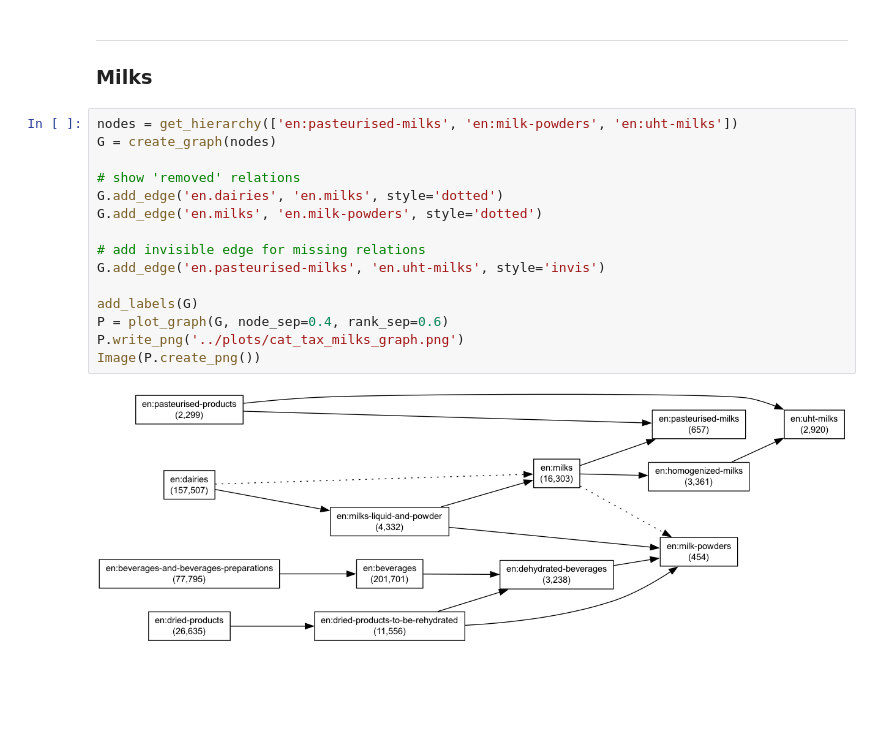
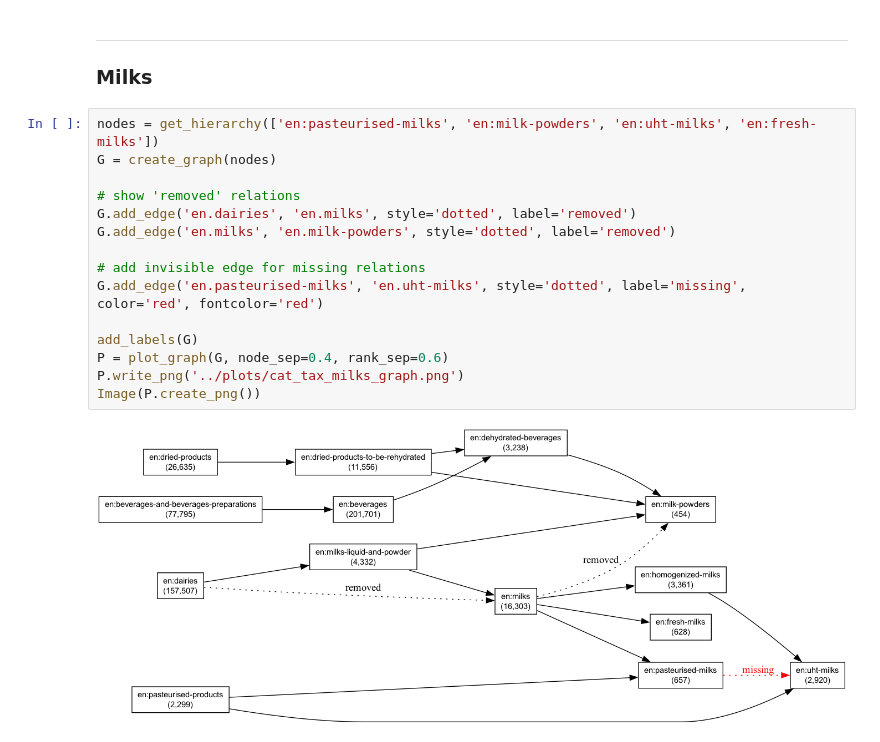
Before and after one commit to goerlitz/openfoodfacts-data-analysis, a Jupyter notebook: notebooks/42_analyze_category_taxonomy.ipynb, the cells around one changed output. Saved outputs shown, nothing was run; the diff lists cells and outputs as text; blank space fills up the shorter version.

```diff
--- a/notebooks/42_analyze_category_taxonomy.ipynb
+++ b/notebooks/42_analyze_category_taxonomy.ipynb
@@ -302,19 +302,19 @@ df.dropna(subset=['categories']).loc[lambda x: x['categories'].apply(lambda g: i
 
 ### Milks
 # %%
-nodes = get_hierarchy(['en:pasteurised-milks', 'en:milk-powders', 'en:uht-milks'])
+nodes = get_hierarchy(['en:pasteurised-milks', 'en:milk-powders', 'en:uht-milks', 'en:fresh-milks'])
 G = create_graph(nodes)
 
 # show 'removed' relations
-G.add_edge('en.dairies', 'en.milks', style='dotted')
-G.add_edge('en.milks', 'en.milk-powders', style='dotted')
+G.add_edge('en.dairies', 'en.milks', style='dotted', label='removed')
+G.add_edge('en.milks', 'en.milk-powders', style='dotted', label='removed')
 
 # add invisible edge for missing relations
-G.add_edge('en.pasteurised-milks', 'en.uht-milks', style='invis')
+G.add_edge('en.pasteurised-milks', 'en.uht-milks', style='dotted', label='missing', color='red', fontcolor='red')
 
 add_labels(G)
 P = plot_graph(G, node_sep=0.4, rank_sep=0.6)
 P.write_png('../plots/cat_tax_milks_graph.png')
 Image(P.create_png())
 # %% [output]
-[figure, old version]
+[figure, new version]
```
Also changed, not shown: parts of 1 cell of this notebook.
